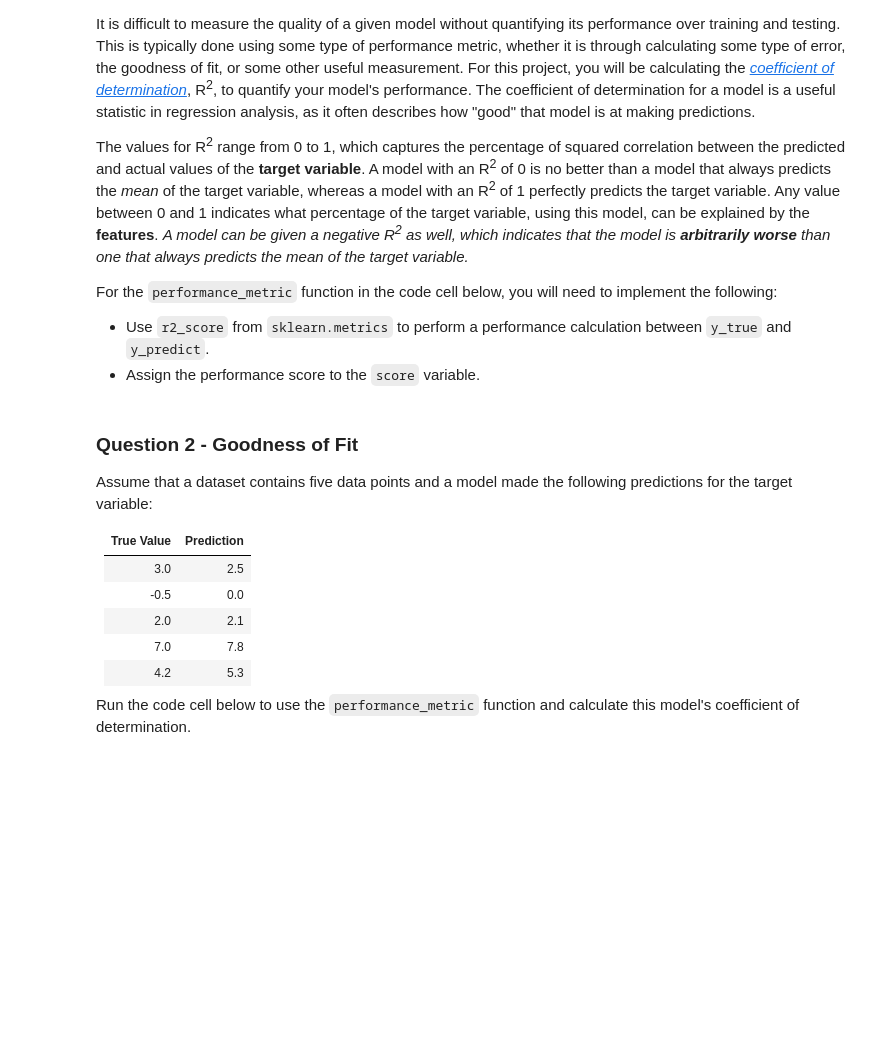
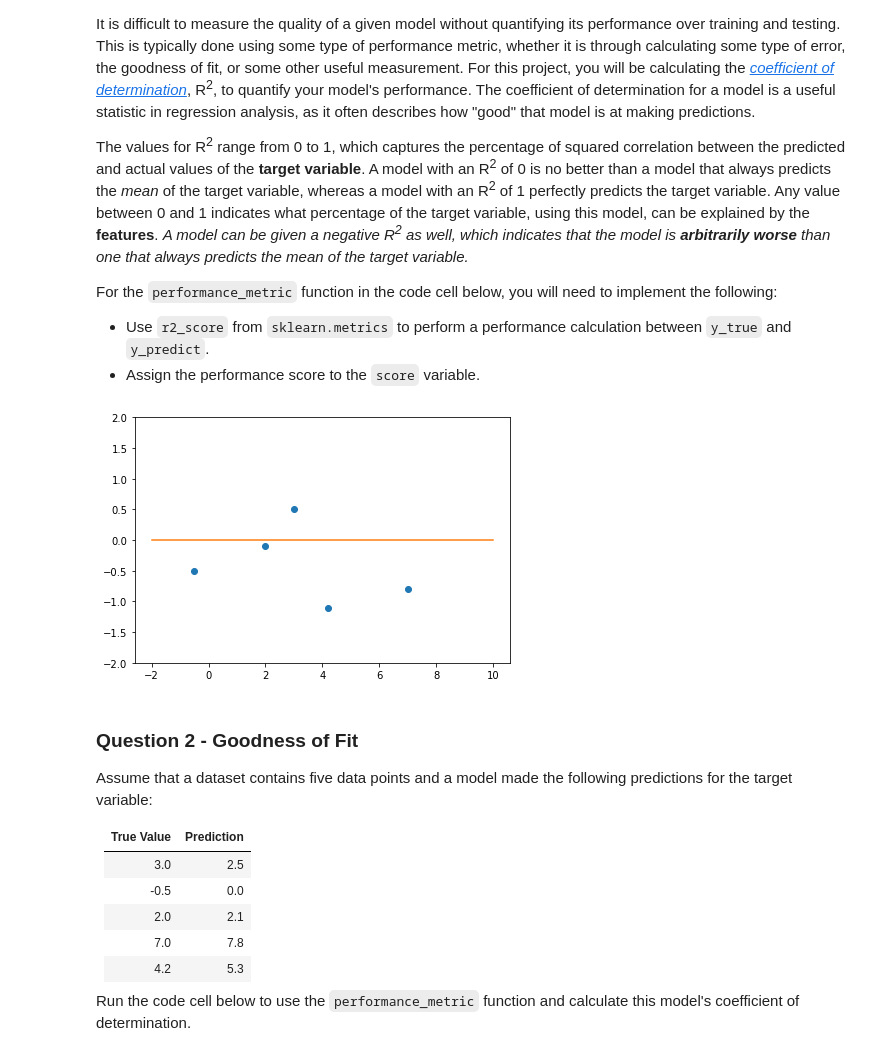
Before and after one commit to seqian/Udacity-ML-Nanodegree, a Jupyter notebook: boston_housing/boston_housing.ipynb, the cells around one changed output. Drawn from its saved outputs; the diff is of its cells as text; code cells hidden in the pictures; blank space fills up the shorter version.

```diff
--- a/boston_housing/boston_housing.ipynb
+++ b/boston_housing/boston_housing.ipynb
@@ -141,6 +159,18 @@ def performance_metric(y_true, y_predict):
 
     # Return the score
     return score
+# %%
+# Udacity: Residual Plot
+# Note: Interesting use of zip and tight_layout
+import matplotlib.pyplot as plt
+trueValues = [3, -0.5, 2, 7, 4.2]
+predictions = [2.5, 0.0, 2.1, 7.8, 5.3]
+residuals = [i - j for i, j in zip(trueValues, predictions)]
+plt.plot(trueValues, residuals, 'o',[-2,10], [0,0], '-')
+plt.ylim(-2, 2)
+plt.tight_layout()
+# %% [output]
+[figure, added]
 # %% [markdown]
 ### Question 2 - Goodness of Fit
 Assume that a dataset contains five data points and a model made the following predictions for the target variable:
```
Also changed, not shown: parts of 11 cells of this notebook, 1 other file.
